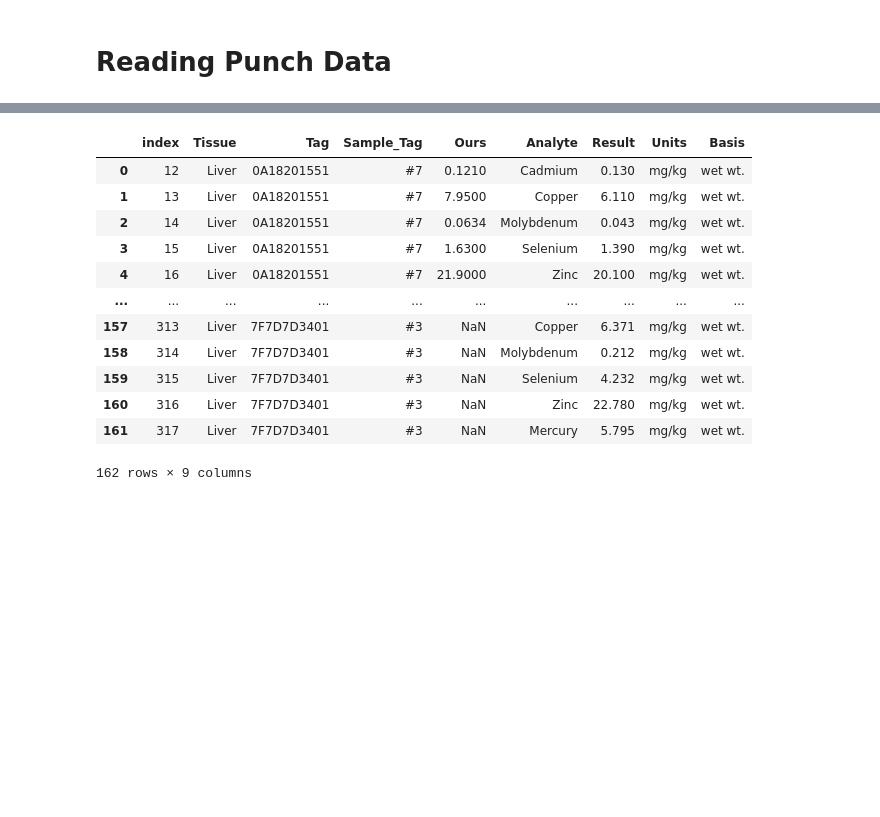
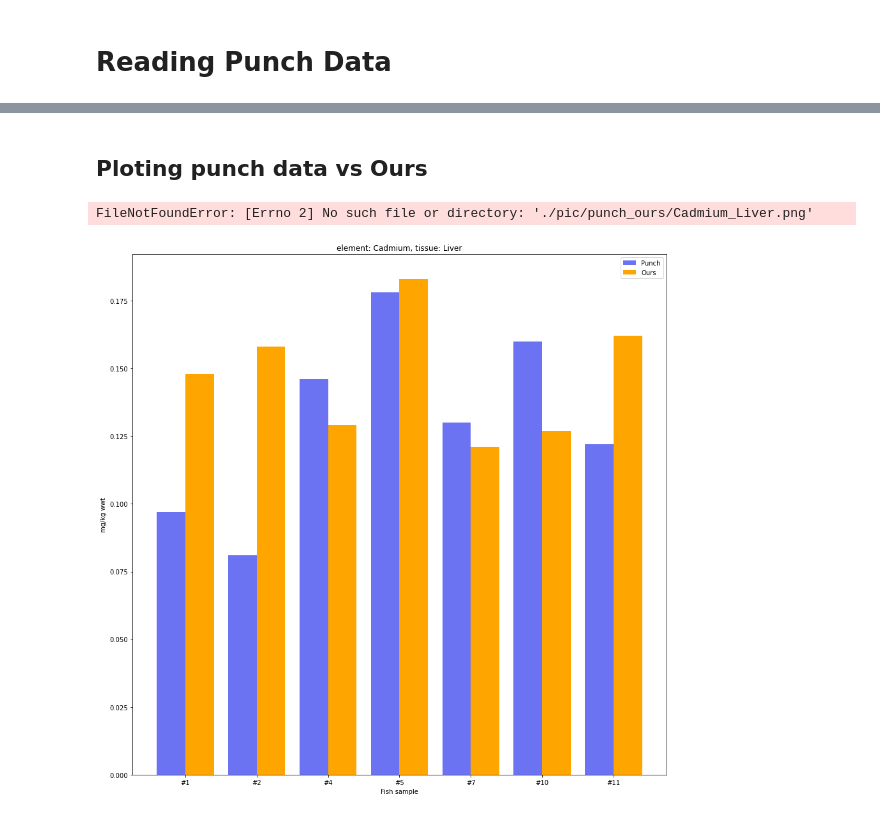
Before and after one commit to amirmtaghizadegan/Sturgeon, a Jupyter notebook: dup.ipynb, the cells around one changed output, grey strips where cells are left out. Drawn from its saved outputs; the diff is of its cells as text; code cells hidden in the pictures; blank space fills up the shorter version.

Commit message:
"punch_ours bar plot added"

```diff
--- a/dup.ipynb
+++ b/dup.ipynb
@@ -367,7 +367,8 @@ for i in np.arange(tag_list.shape[0]):
 punch_data["Sample_Tag"] = temp
 
 punch_data = punch_data.loc[(punch_data["Tissue"] == "Liver") | (punch_data["Tissue"] == "Muscle")]
-punch_data = punch_data.loc[:, punch_data.columns[[4, 5, 6, 12, 14, 15, 28]]]
+# print(punch_data.columns)
+punch_data = punch_data.loc[:, punch_data.columns[[4, 5, 6, 11, 12, 14, 15, 28]]]
 
 element_ref = np.c_[np.unique(data["Analyte"].to_numpy()[1:]), ["Al", "An", "As", "Ba", "Be", "Bi", "B", "Cd", "Ca", "Ce", "Cr", "Co", "Cu", "Fn", "Pb", "Li", "Mg", "Mn", "Hg", "Mo", "Ni", "P", "K", "Ru", "Se", "Na", "St", "Te", "Ta", "Tin", "Ur", "Va", "Zn", "Zi"]]
 
@@ -392,16 +390,26 @@ ValueError: cannot insert Ours, already exists
-# %%
-punch_data
-# %% [output]
-|  | index | Tissue | Tag | Sample_Tag | Ours | Analyte | Result | Units | Basis |
-| 0 | 12 | Liver | 0A18201551 | #7 | 0.1210 | Cadmium | 0.130 | mg/kg | wet wt. |
-| 1 | 13 | Liver | 0A18201551 | #7 | 7.9500 | Copper | 6.110 | mg/kg | wet wt. |
-| 2 | 14 | Liver | 0A18201551 | #7 | 0.0634 | Molybdenum | 0.043 | mg/kg | wet wt. |
-| 3 | 15 | Liver | 0A18201551 | #7 | 1.6300 | Selenium | 1.390 | mg/kg | wet wt. |
-| 4 | 16 | Liver | 0A18201551 | #7 | 21.9000 | Zinc | 20.100 | mg/kg | wet wt. |
-| ... | ... | ... | ... | ... | ... | ... | ... | ... | ... |
-| 157 | 313 | Liver | 7F7D7D3401 | #3 | NaN | Copper | 6.371 | mg/kg | wet wt. |
-| 158 | 314 | Liver | 7F7D7D3401 | #3 | NaN | Molybdenum | 0.212 | mg/kg | wet wt. |
-| 159 | 315 | Liver | 7F7D7D3401 | #3 | NaN | Selenium | 4.232 | mg/kg | wet wt. |
-| 160 | 316 | Liver | 7F7D7D3401 | #3 | NaN | Zinc | 22.780 | mg/kg | wet wt. |
-| 161 | 317 | Liver | 7F7D7D3401 | #3 | NaN | Mercury | 5.795 | mg/kg | wet wt. |
-162 rows × 9 columns
+# %% [markdown]
+## Ploting punch data vs Ours
+# %%
+elements = punch_data["Analyte"].unique()
+# elements = ["Zinc"]
+tissues = punch_data["Tissue"].unique()
+for element in elements:
+    for tissue in tissues:
+        fig, ax = plt.subplots(figsize = (15, 15))
+        fig.set_facecolor("white")
+        temp = punch_data[["Sample_Tag", "Result", "Ours"]].loc[(punch_data["Tissue"] == tissue) & (punch_data["Analyte"] == element) & (punch_data["Matrix"] == "Fish")].dropna()
+        temp = temp.reindex(temp["Sample_Tag"].str.removeprefix("#").astype("int").sort_values().index)
+        x = np.arange(temp["Sample_Tag"].shape[0])
+        ax.bar(x, temp["Result"].to_numpy("single").T, width = 0.4, label = "Punch", color = [.42, .45, .95])
+        ax.bar(x+.4, temp["Ours"].to_numpy("single").T, width = 0.4, label = "Ours", color = "orange")
+        ax.set_xticks(x+0.2, temp["Sample_Tag"])
+        ax.set_title(f"element: {element}, tissue: {tissue}")
+        ax.set_xlabel("Fish sample")
+        ax.set_ylabel("mg/kg wwt")
+        ax.legend()
+        if not os.path.exists("./pics/punch_ours"):
+            os.makedirs("./pics/punch_ours")
+        fig.savefig(f"./pic/punch_ours/{element}_{tissue}.png")
+# %% [output]
+FileNotFoundError: [Errno 2] No such file or directory: './pic/punch_ours/Cadmium_Liver.png'
+[figure, added]
```
Also changed, not shown: parts of 1 cell of this notebook, 3 other files.
